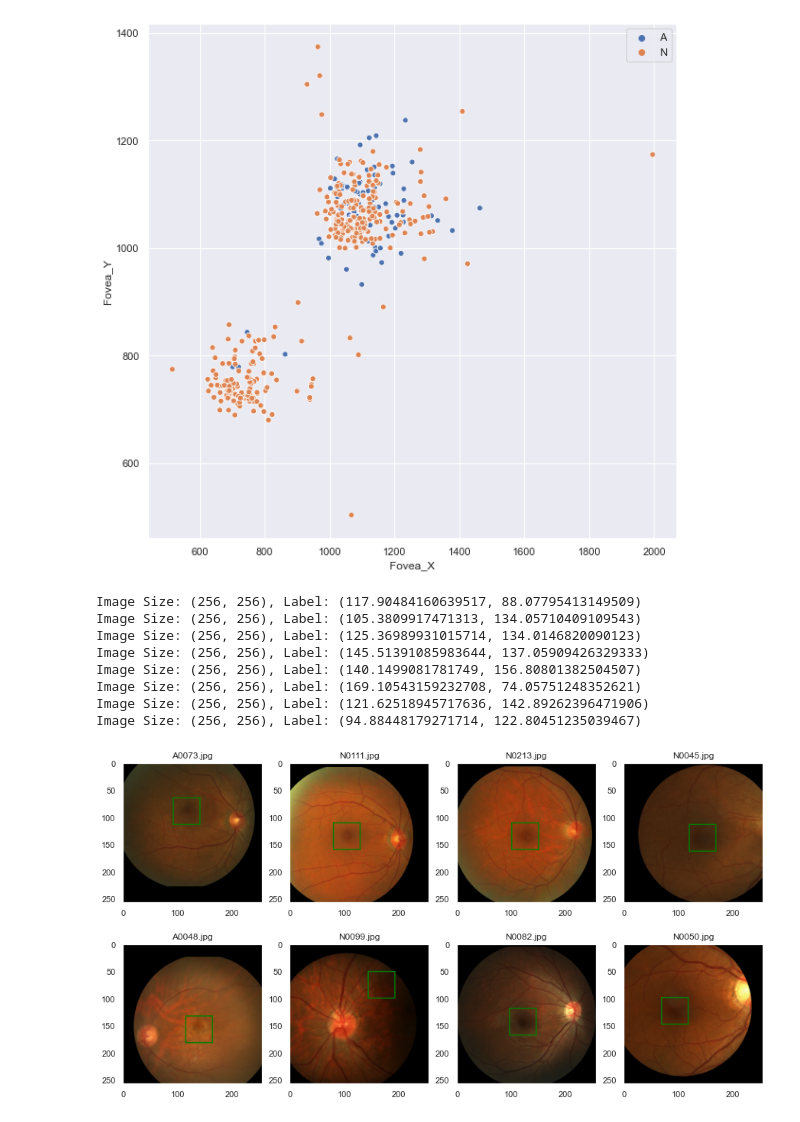
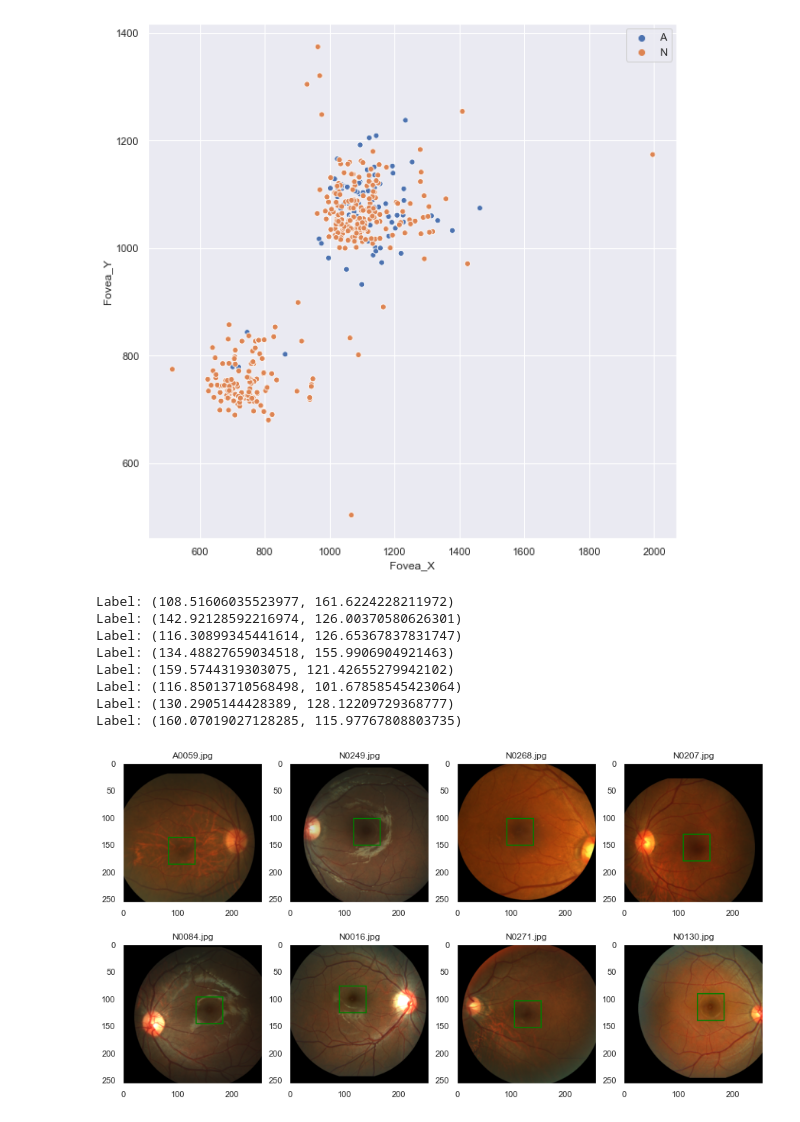
Before and after one commit to billbai0102/DeepLearning, a Jupyter notebook: Age-Related Macular Degeneration Detection/detection.ipynb, the cells around one changed output. Drawn from its saved outputs; the diff is of its cells as text; code cells hidden in the pictures.

Commit message:
implemented transformers

```diff
--- a/Age-Related Macular Degeneration Detection/detection.ipynb
+++ b/Age-Related Macular Degeneration Detection/detection.ipynb
@@ -205,22 +270,20 @@ def rand_translate(image, fov_loc, threshold=(30, 30)):
 # %%
 rand_idx = np.random.choice(labels_df.index, 8)
 
 for i, idx in enumerate(rand_idx):
     img, label = load(labels_df, idx)
-    img, label = resize_fovea_loc(img, label)
-    img, label = rand_flip(img, label)
-    img, label = rand_translate(img, label)
-    print(f'Image Size: {img.size}, Label: {label}')
+    img, label = transform(img, label)
+    print(f'Label: {label}')
     plt.subplot(2, 4, i+1)
-    show(img,label, wh=(50, 50), width=2)
+    show(ttf.to_pil_image(img),label, wh=(50, 50), width=2)
     plt.title(img_names[idx])
 # %% [output]
-Image Size: (256, 256), Label: (117.90484160639517, 88.07795413149509)
-Image Size: (256, 256), Label: (105.3809917471313, 134.05710409109543)
-Image Size: (256, 256), Label: (125.36989931015714, 134.0146820090123)
-Image Size: (256, 256), Label: (145.51391085983644, 137.05909426329333)
-Image Size: (256, 256), Label: (140.1499081781749, 156.80801382504507)
-Image Size: (256, 256), Label: (169.10543159232708, 74.05751248352621)
-Image Size: (256, 256), Label: (121.62518945717636, 142.89262396471906)
-Image Size: (256, 256), Label: (94.88448179271714, 122.80451235039467)
+Label: (108.51606035523977, 161.6224228211972)
+Label: (142.92128592216974, 126.00370580626301)
+Label: (116.30899345441614, 126.65367837831747)
+Label: (134.48827659034518, 155.9906904921463)
+Label: (159.5744319303075, 121.42655279942102)
+Label: (116.85013710568498, 101.67858545423064)
+Label: (130.2905144428389, 128.12209729368777)
+Label: (160.07019027128285, 115.97767808803735)
-[figure, old version]
+[figure, new version]
```
Also changed, not shown: parts of 8 cells of this notebook.
